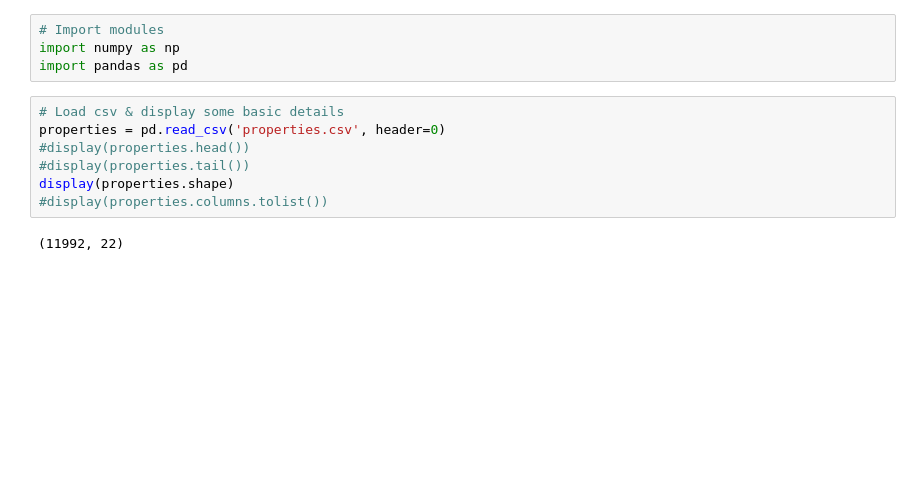
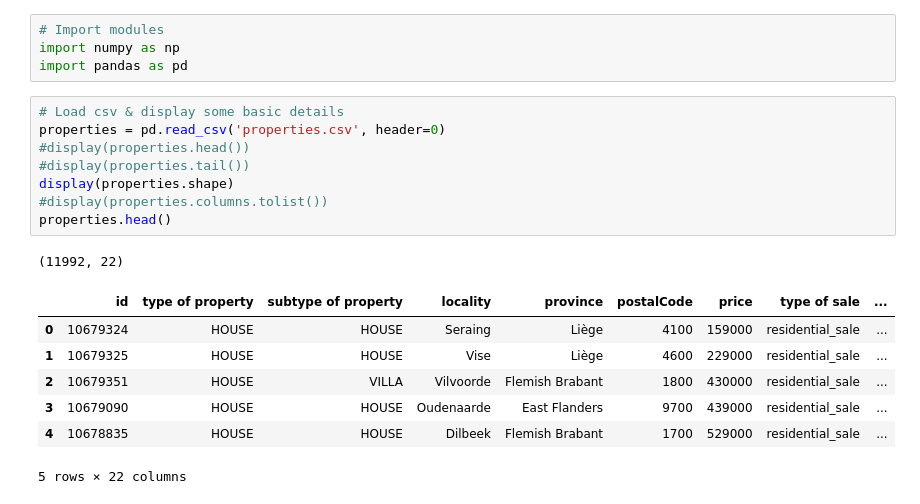
Before and after one commit to ghollingdale/PropertyAnalysisBE, a Jupyter notebook: Data_cleaning.ipynb, the cells around one changed output. Drawn from its saved outputs; the diff is of its cells as text; blank space fills up the shorter version.

```diff
--- a/Data_cleaning.ipynb
+++ b/Data_cleaning.ipynb
@@ -5,9 +10,17 @@ import pandas as pd
 # %%
 # Load csv & display some basic details
 properties = pd.read_csv('properties.csv', header=0)
 #display(properties.head())
 #display(properties.tail())
 display(properties.shape)
 #display(properties.columns.tolist())
+properties.head()
 # %% [output]
 (11992, 22)
+|  | id | type of property | subtype of property | locality | province | postalCode | price | type of sale | ... |
+| 0 | 10679324 | HOUSE | HOUSE | Seraing | Liège | 4100 | 159000 | residential_sale | ... |
+| 1 | 10679325 | HOUSE | HOUSE | Vise | Liège | 4600 | 229000 | residential_sale | ... |
+| 2 | 10679351 | HOUSE | VILLA | Vilvoorde | Flemish Brabant | 1800 | 430000 | residential_sale | ... |
+| 3 | 10679090 | HOUSE | HOUSE | Oudenaarde | East Flanders | 9700 | 439000 | residential_sale | ... |
+| 4 | 10678835 | HOUSE | HOUSE | Dilbeek | Flemish Brabant | 1700 | 529000 | residential_sale | ... |
+5 rows × 22 columns
```
Also changed, not shown: parts of 30 cells of this notebook, 1 other file.
